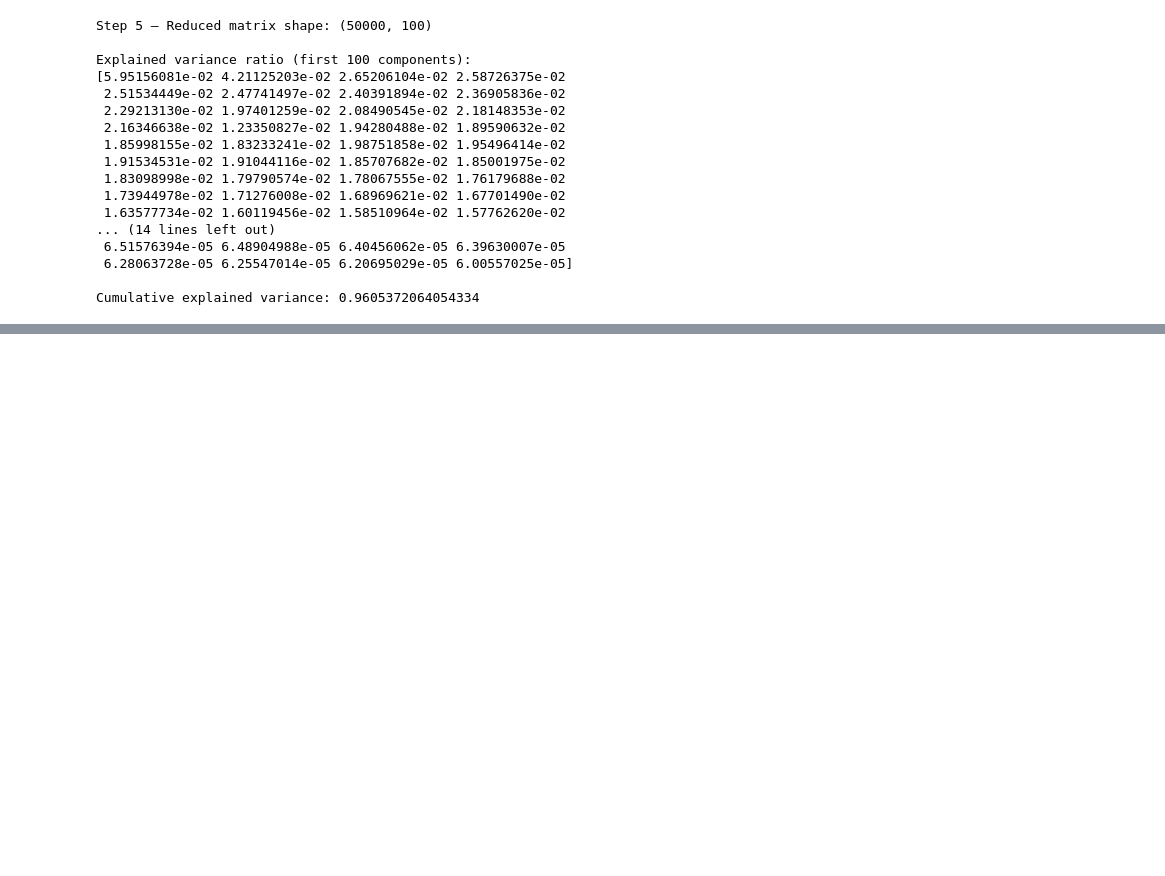
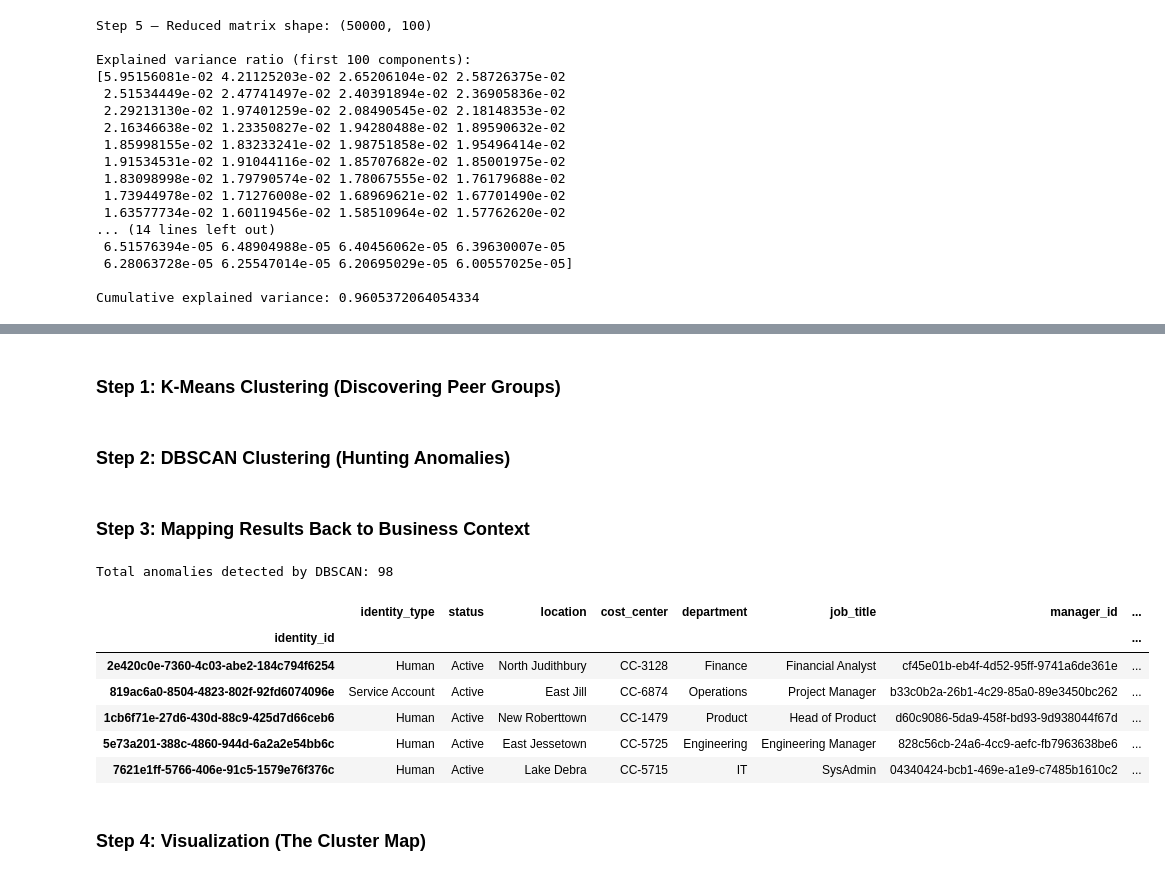
Before and after one commit to tejak005/IAMDataClusteringJupyter, a Jupyter notebook: Clustering ML pipeline.ipynb, the cells around one changed output, grey strips where cells are left out. Saved outputs shown, nothing was run; the diff lists cells and outputs as text; code cells hidden in the pictures; blank space fills up the shorter version.

```diff
--- a/Clustering ML pipeline.ipynb
+++ b/Clustering ML pipeline.ipynb
@@ -482,0 +503,2 @@ Cumulative explained variance: 0.9605372064054334
+# %% [markdown]
+### Step 1: K-Means Clustering (Discovering Peer Groups)
@@ -482,0 +539,39 @@ Cumulative explained variance: 0.9605372064054334
+# %% [markdown]
+### Step 2: DBSCAN Clustering (Hunting Anomalies)
+# %%
+# Instantiate and fit DBSCAN model
+# Note: Both eps and min_samples will likely need tuning based on the density / scale
+# of your specific X_reduced matrix. If too many points are flagged as anomalies (or none),
+# try adjusting these hyperparameters first.
+dbscan_model = DBSCAN(eps=0.5, min_samples=5)
+dbscan_labels = dbscan_model.fit_predict(X_reduced)
+
+# Extract labels and add them to our tracking dataframe
+df_results['dbscan_label'] = dbscan_labels
+
+# Explicitly flag users with a dbscan label of -1 as anomalies
+df_results['is_anomaly'] = df_results['dbscan_label'] == -1
+# %% [markdown]
+### Step 3: Mapping Results Back to Business Context
+# %%
+# Merge the clustering results back into the original dataframe
+# Since df_results was created using master_feature_matrix_df.index, we can use a direct join
+df_identities_enriched = identities_df.set_index('identity_id').join(df_results, how='inner')
+
+# Print the total count of anomalies detected by DBSCAN
+total_anomalies = df_identities_enriched['is_anomaly'].sum()
+print(f'Total anomalies detected by DBSCAN: {total_anomalies}')
+
+# Quick sanity check visualization of the enriched dataframe
+display(df_identities_enriched.head())
+# %% [output]
+Total anomalies detected by DBSCAN: 98
+|  | identity_type | status | location | cost_center | department | job_title | manager_id | ... |
+| identity_id |  |  |  |  |  |  |  | ... |
+| 2e420c0e-7360-4c03-abe2-184c794f6254 | Human | Active | North Judithbury | CC-3128 | Finance | Financial Analyst | cf45e01b-eb4f-4d52-95ff-9741a6de361e | ... |
+| 819ac6a0-8504-4823-802f-92fd6074096e | Service Account | Active | East Jill | CC-6874 | Operations | Project Manager | b33c0b2a-26b1-4c29-85a0-89e3450bc262 | ... |
+| 1cb6f71e-27d6-430d-88c9-425d7d66ceb6 | Human | Active | New Roberttown | CC-1479 | Product | Head of Product | d60c9086-5da9-458f-bd93-9d938044f67d | ... |
+| 5e73a201-388c-4860-944d-6a2a2e54bb6c | Human | Active | East Jessetown | CC-5725 | Engineering | Engineering Manager | 828c56cb-24a6-4cc9-aefc-fb7963638be6 | ... |
+| 7621e1ff-5766-406e-91c5-1579e76f376c | Human | Active | Lake Debra | CC-5715 | IT | SysAdmin | 04340424-bcb1-469e-a1e9-c7485b1610c2 | ... |
+# %% [markdown]
+### Step 4: Visualization (The Cluster Map)
```
Also changed, not shown: parts of 11 cells of this notebook.
